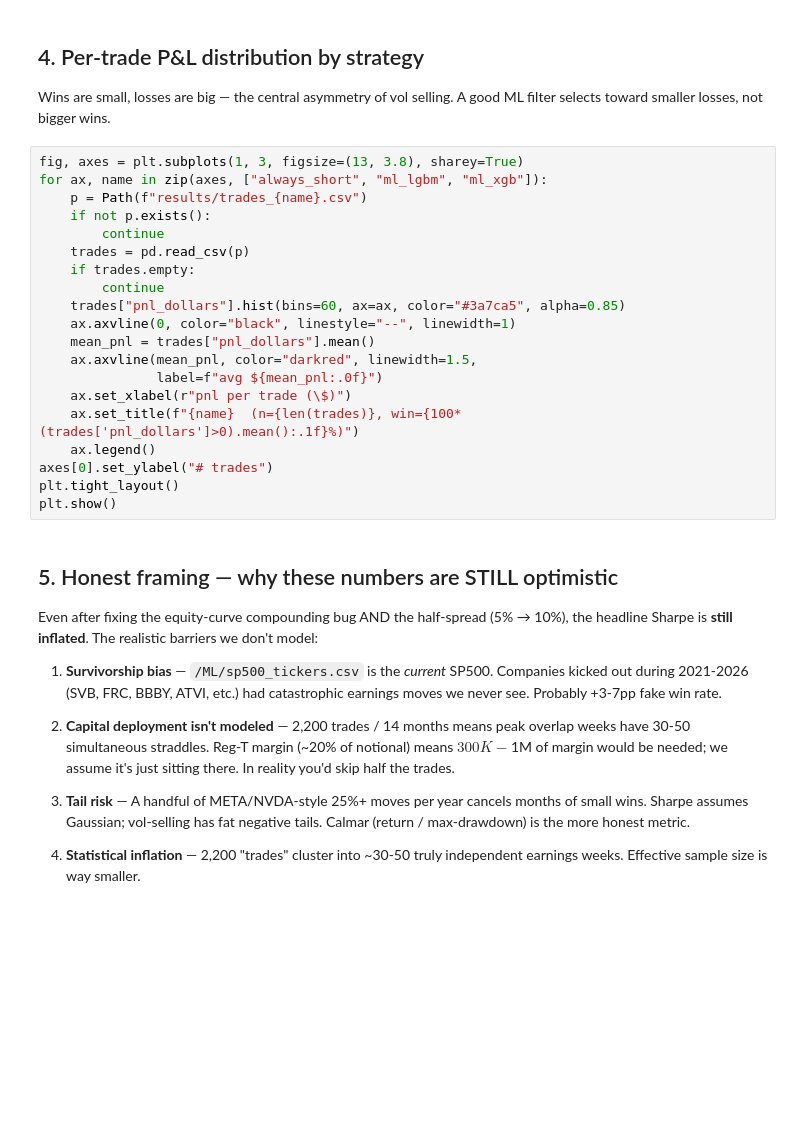
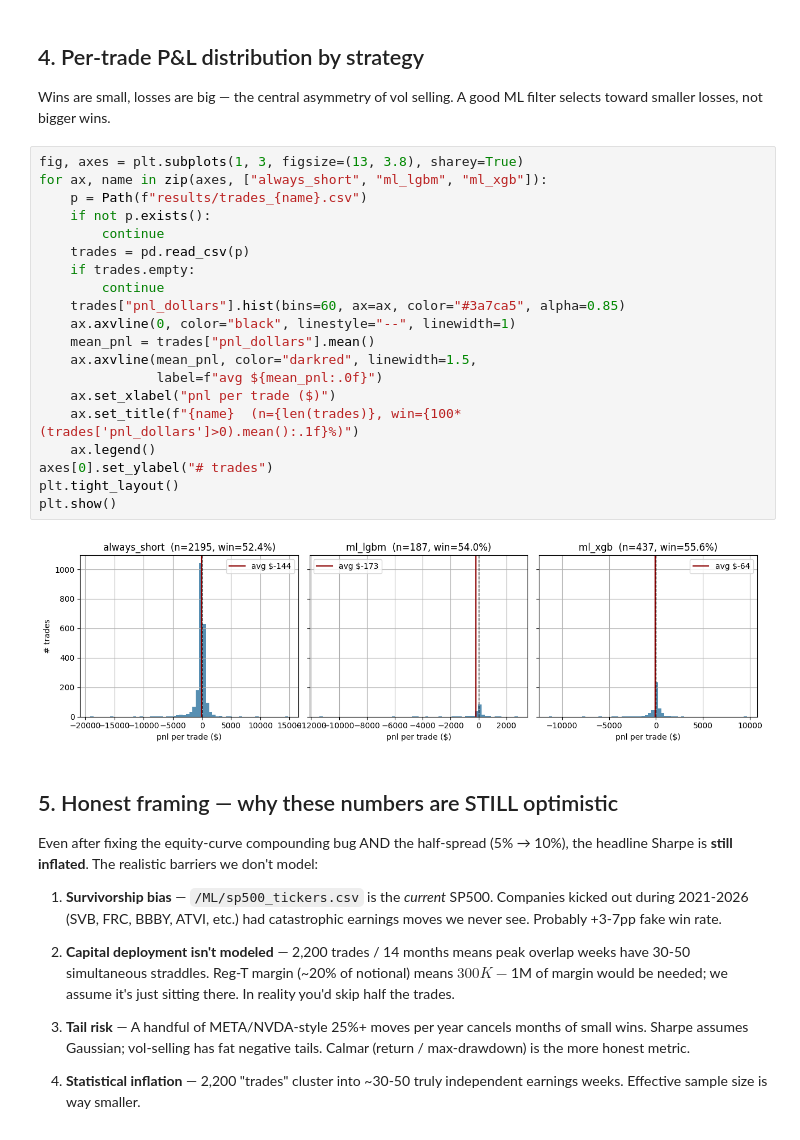
Before and after one commit to frtsoysal/Option_Volatility_Crush, a Jupyter notebook: unified_strategy/05_backtest.ipynb, the cells around one changed output. Cells and saved outputs as stored; diff of their text form; blank space fills up the shorter version.

```diff
--- a/unified_strategy/05_backtest.ipynb
+++ b/unified_strategy/05_backtest.ipynb
@@ -111,23 +131,25 @@ A good ML filter selects toward smaller losses, not bigger wins.
 # %%
 fig, axes = plt.subplots(1, 3, figsize=(13, 3.8), sharey=True)
 for ax, name in zip(axes, ["always_short", "ml_lgbm", "ml_xgb"]):
     p = Path(f"results/trades_{name}.csv")
     if not p.exists():
         continue
     trades = pd.read_csv(p)
     if trades.empty:
         continue
     trades["pnl_dollars"].hist(bins=60, ax=ax, color="#3a7ca5", alpha=0.85)
     ax.axvline(0, color="black", linestyle="--", linewidth=1)
     mean_pnl = trades["pnl_dollars"].mean()
     ax.axvline(mean_pnl, color="darkred", linewidth=1.5,
                label=f"avg ${mean_pnl:.0f}")
-    ax.set_xlabel(r"pnl per trade (\$)")
+    ax.set_xlabel("pnl per trade ($)")
     ax.set_title(f"{name}  (n={len(trades)}, win={100*(trades['pnl_dollars']>0).mean():.1f}%)")
     ax.legend()
 axes[0].set_ylabel("# trades")
 plt.tight_layout()
 plt.show()
+# %% [output]
+[figure, added]
 # %% [markdown]
 ## 5. Honest framing — why these numbers are STILL optimistic
 
```
Also changed, not shown: parts of 4 cells of this notebook, 22 other files.
